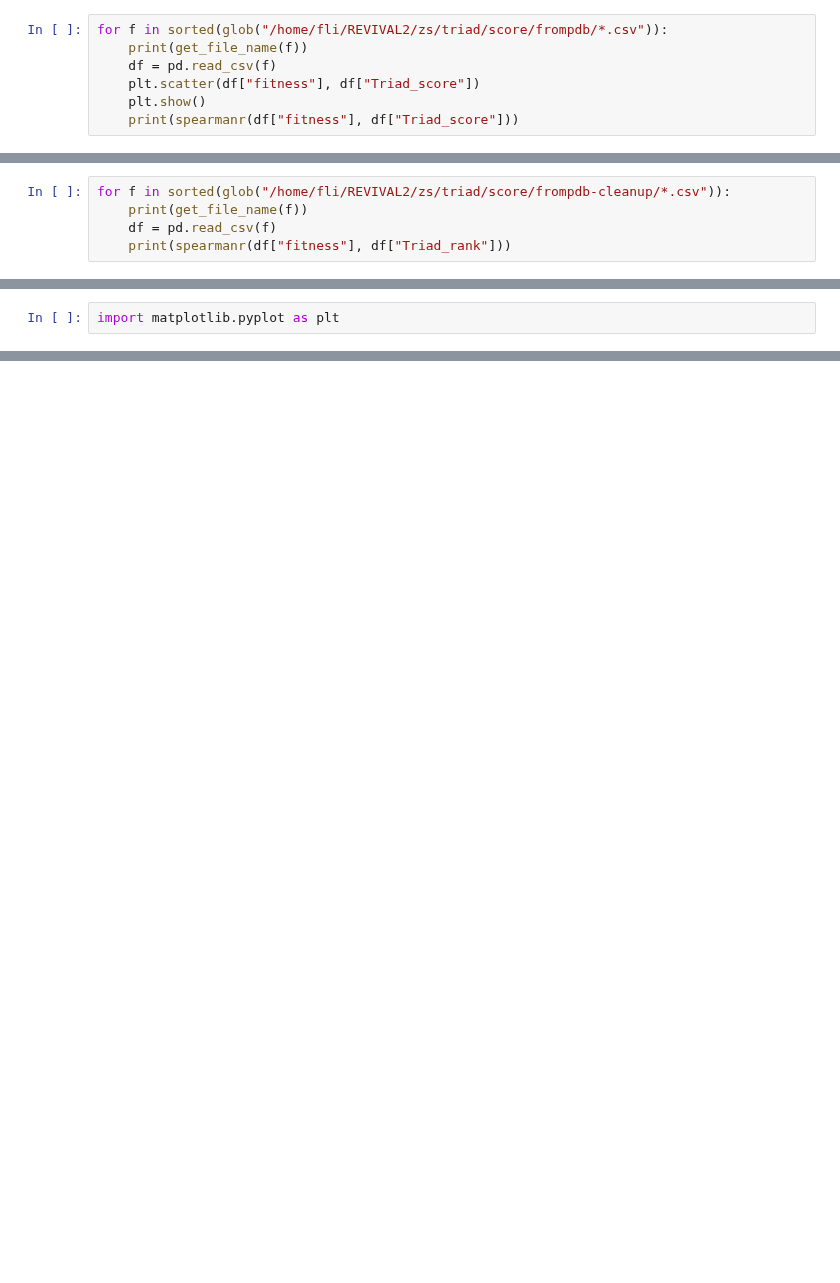
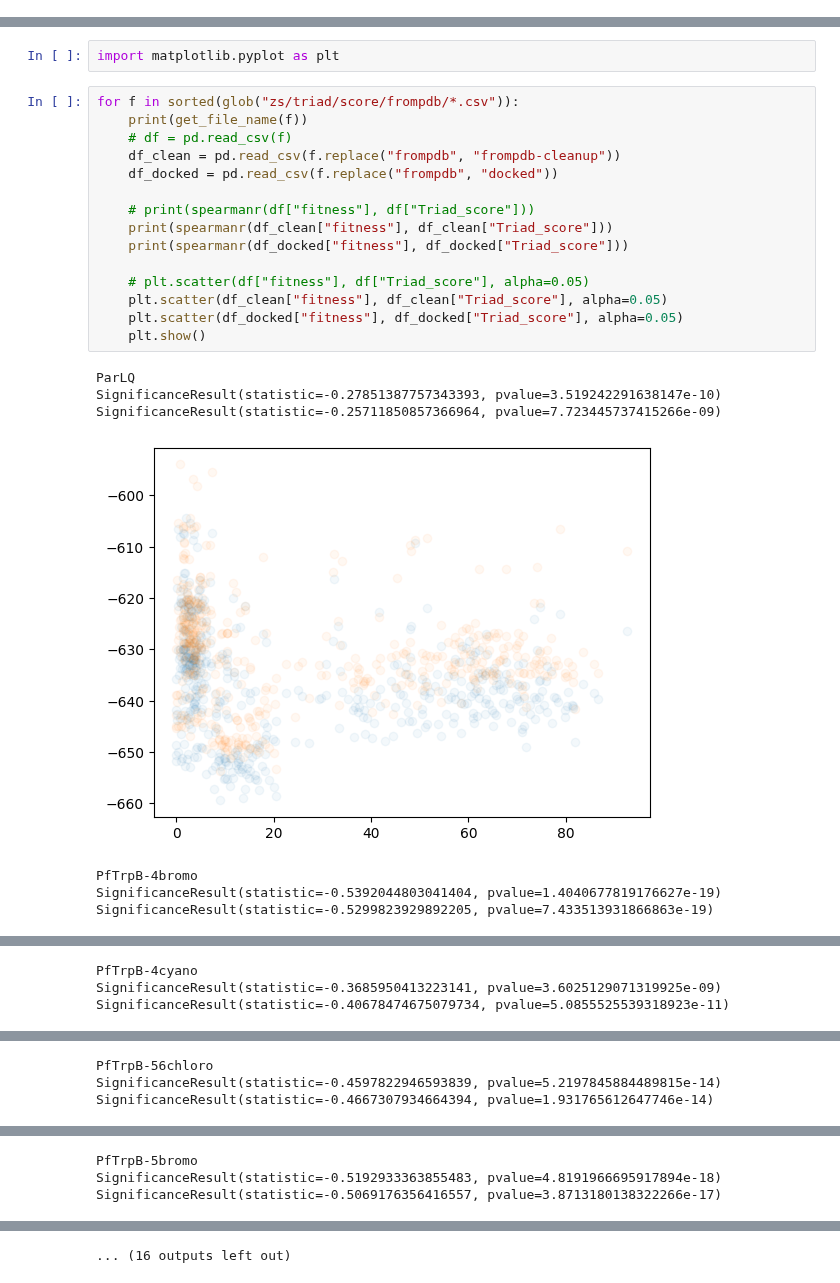
Before and after one commit to fhalab/substrate_aware_zs, a Jupyter notebook: sandbox/test_triad.ipynb, the cells around one changed output, grey strips where cells are left out. Drawn from its saved outputs; the diff is of its cells as text; blank space fills up the shorter version.

```diff
--- a/sandbox/test_triad.ipynb
+++ b/sandbox/test_triad.ipynb
@@ -10,10 +10,3 @@ import pandas as pd
 from scipy.stats import spearmanr
 
 from REVIVAL.util import get_file_name
-# %%
-for f in sorted(glob("/home/fli/REVIVAL2/zs/triad/score/frompdb/*.csv")):
-    print(get_file_name(f))
-    df = pd.read_csv(f)
-    plt.scatter(df["fitness"], df["Triad_score"])
-    plt.show()
-    print(spearmanr(df["fitness"], df["Triad_score"]))
@@ -39,5 +12,0 @@ PfTrpB-5chloro
-# %%
-for f in sorted(glob("/home/fli/REVIVAL2/zs/triad/score/frompdb-cleanup/*.csv")):
-    print(get_file_name(f))
-    df = pd.read_csv(f)
-    print(spearmanr(df["fitness"], df["Triad_rank"]))
@@ -62,2 +13,25 @@ SpearmanrResult(correlation=-0.08211379027802611, pvalue=0.3178142750324996)
 # %%
 import matplotlib.pyplot as plt
+# %%
+for f in sorted(glob("zs/triad/score/frompdb/*.csv")):
+    print(get_file_name(f))
+    # df = pd.read_csv(f)
+    df_clean = pd.read_csv(f.replace("frompdb", "frompdb-cleanup"))
+    df_docked = pd.read_csv(f.replace("frompdb", "docked"))
+
+    # print(spearmanr(df["fitness"], df["Triad_score"]))
+    print(spearmanr(df_clean["fitness"], df_clean["Triad_score"]))
+    print(spearmanr(df_docked["fitness"], df_docked["Triad_score"]))
+
+    # plt.scatter(df["fitness"], df["Triad_score"], alpha=0.05)
+    plt.scatter(df_clean["fitness"], df_clean["Triad_score"], alpha=0.05)
+    plt.scatter(df_docked["fitness"], df_docked["Triad_score"], alpha=0.05)
+    plt.show()
+# %% [output]
+ParLQ
+SignificanceResult(statistic=-0.27851387757343393, pvalue=3.519242291638147e-10)
+SignificanceResult(statistic=-0.25711850857366964, pvalue=7.723445737415266e-09)
+[figure, added]
+PfTrpB-4bromo
+SignificanceResult(statistic=-0.5392044803041404, pvalue=1.4040677819176627e-19)
+SignificanceResult(statistic=-0.5299823929892205, pvalue=7.433513931866863e-19)
@@ -63,0 +39,3 @@ import matplotlib.pyplot as plt
+PfTrpB-4cyano
+SignificanceResult(statistic=-0.3685950413223141, pvalue=3.6025129071319925e-09)
+SignificanceResult(statistic=-0.40678474675079734, pvalue=5.0855525539318923e-11)
@@ -63,0 +43,3 @@ import matplotlib.pyplot as plt
+PfTrpB-56chloro
+SignificanceResult(statistic=-0.4597822946593839, pvalue=5.2197845884489815e-14)
+SignificanceResult(statistic=-0.4667307934664394, pvalue=1.931765612647746e-14)
@@ -63,0 +47,3 @@ import matplotlib.pyplot as plt
+PfTrpB-5bromo
+SignificanceResult(statistic=-0.5192933363855483, pvalue=4.8191966695917894e-18)
+SignificanceResult(statistic=-0.5069176356416557, pvalue=3.8713180138322266e-17)
@@ -63,0 +55 @@ import matplotlib.pyplot as plt
+... (16 outputs left out)
```
Also changed, not shown: parts of 6 cells of this notebook, 9 other files.
